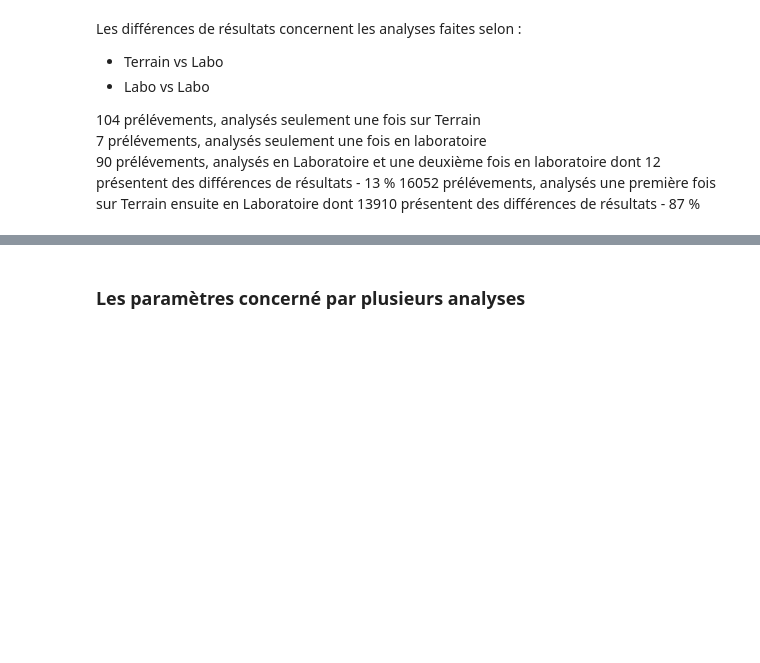
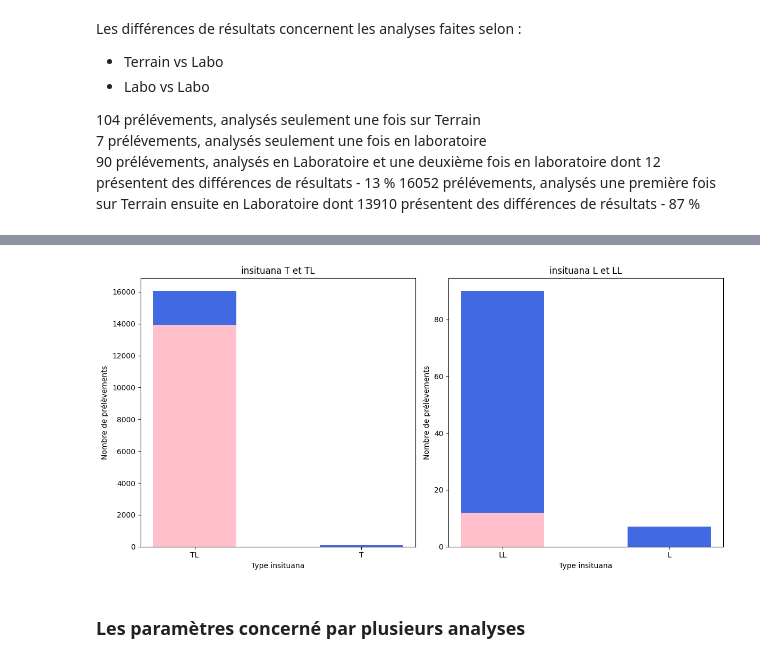
Before and after one commit to dataforgoodfr/13_pollution_eau, a Jupyter notebook: Tâche 179 - Explo_2_labo.ipynb, the cells around one changed output, grey strips where cells are left out. Cells and saved outputs as stored; diff of their text form; code cells hidden in the pictures; blank space fills up the shorter version.

```diff
--- a/Tâche 179 - Explo_2_labo.ipynb
+++ b/Tâche 179 - Explo_2_labo.ipynb
@@ -245,0 +246,4 @@ freq_insituana_valdiff
+# %%
+df_plot = type_analyse.merge(freq_insituana_valdiff, how='left')
+df_plot[['nb_plusieurs_resultats','nb_resultat_diff']] = df_plot[['nb_plusieurs_resultats','nb_resultat_diff']].fillna(0).astype(int)
+df_plot
@@ -246,3 +256,36 @@ freq_insituana_valdiff
+# %%
+import matplotlib.pyplot as plt
+
+# Création des deux graphiques
+fig, ax = plt.subplots(1, 2, figsize=(12, 6))
+
+#  'T' et 'TL'
+df_plot_t = df_plot[df_plot['type_insituana'].isin(['T','TL'])]
+x_t = df_plot_t['type_insituana']
+y_t = df_plot_t['nb_plusieurs_resultats']
+z_t = df_plot_t['nb_resultat_diff']
+ax[0].bar(x_t, y_t, color='royalblue', width=0.5)
+ax[0].bar(x_t, z_t, color='pink', width=0.5)
+ax[0].set_title('insituana T et TL')
+ax[0].set_xlabel('Type insituana')
+ax[0].set_ylabel('Nombre de prélèvements')
+
+# 'L' et 'LL'
+df_plot_l = df_plot[df_plot['type_insituana'].isin(['L','LL'])]
+x_l = df_plot_l['type_insituana']
+y_l = df_plot_l['nb_plusieurs_resultats']
+z_l = df_plot_l['nb_resultat_diff']
+ax[1].bar(x_l, y_l, color='royalblue', width=0.5)
+ax[1].bar(x_l, z_l, color='pink', width=0.5)
+ax[1].set_title('insituana L et LL')
+ax[1].set_xlabel('Type insituana')
+ax[1].set_ylabel('Nombre de prélèvements')
+
+# Ajuster l'espacement et afficher
+plt.tight_layout()
+plt.show()
+# %% [output]
+[figure, added]
 # %% [markdown]
 ### Les paramètres concerné par plusieurs analyses
 # %% [markdown]
```
Also changed, not shown: parts of 4 cells of this notebook.
